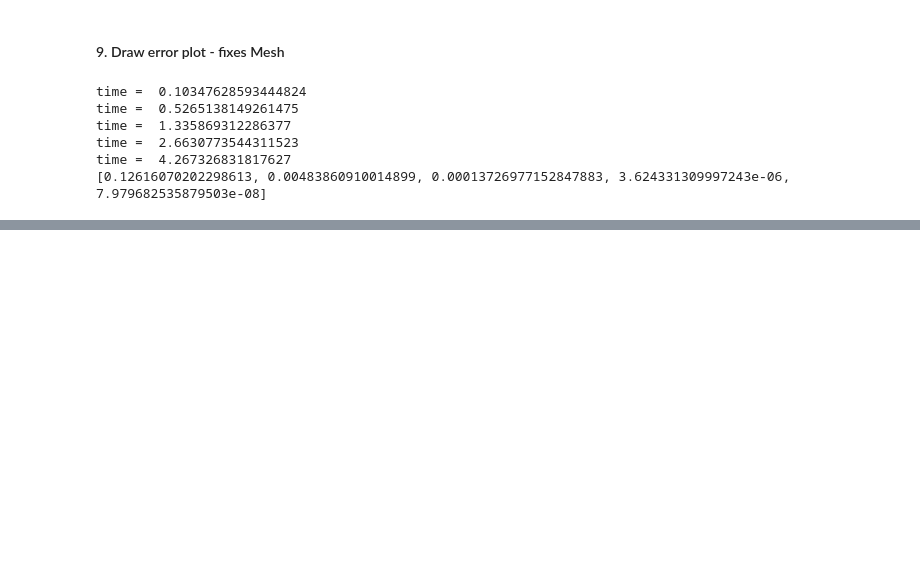
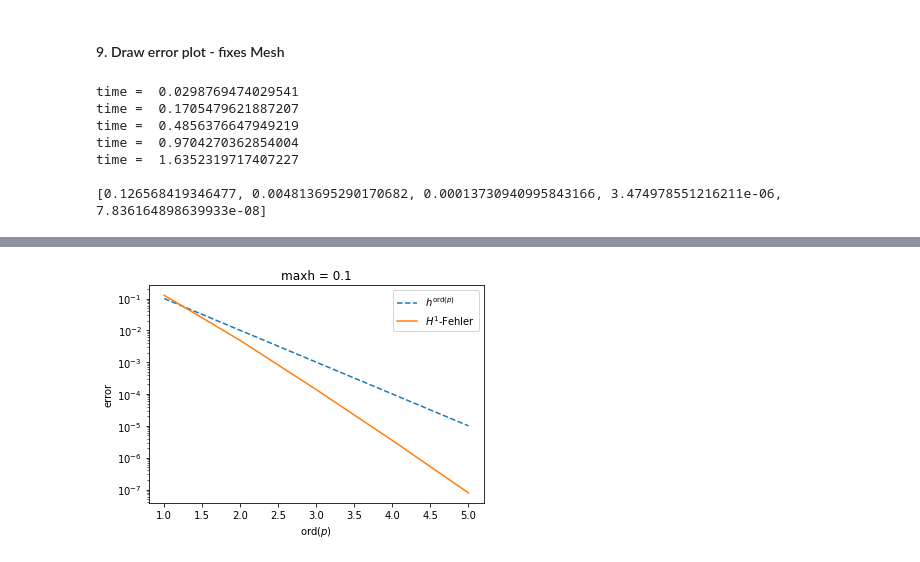
Before and after one commit to MrWhiteRichard/Fundament-Mathematik, a Jupyter notebook: WS_2020-21/NumPDEs_UE/Übung_2/FirstExample_error.ipynb, the cells around one changed output, grey strips where cells are left out. Cells and saved outputs as stored; diff of their text form; code cells hidden in the pictures; blank space fills up the shorter version.

```diff
--- a/WS_2020-21/NumPDEs_UE/Übung_2/FirstExample_error.ipynb
+++ b/WS_2020-21/NumPDEs_UE/Übung_2/FirstExample_error.ipynb
@@ -161,49 +191,80 @@ time =  1.5409348011016846
 # %% [markdown]
 #### 9. Draw error plot - fixes Mesh
 # %%
-%matplotlib notebook
+# %matplotlib notebook
 import matplotlib.pyplot as plt
 import numpy as np
 
 maxh = 0.1
+
 mesh = Mesh(geo.GenerateMesh(maxh=maxh))
-order_array = [x for x in range(1,6)]
+
+order_array = [x for x in range(1, 6)]
+
 error_array = []
-
 for order in order_array:
 
-    fes = H1(mesh, order=order)# fe space
-    sol = GridFunction(fes)  # solution
-    u = fes.TrialFunction()  # symbolic object
-    v = fes.TestFunction()   # symbolic object
+    # fe space
+    fes = H1(mesh, order = order)
+
+    # solution
+    sol = GridFunction(fes)
+
+    # symbolic objects
+    u = fes.TrialFunction()
+    v = fes.TestFunction()
 
     a = BilinearForm(fes, symmetric=True)
-    a += (grad(u)*grad(v) + u*v)*dx
+    a += (grad(u) * grad(v) + u * v) * dx
     a.Assemble()
 
     f = LinearForm(fes)
-    f += rhs*v*dx
+    f += rhs * v * dx
     f.Assemble()
+
     t1 = time()
     sol.vec.data = a.mat.Inverse(freedofs=fes.FreeDofs()) * f.vec
-    print("time = ", time()-t1)
-    error_array.append(sqrt( Integrate((ref_sol-sol)**2 + InnerProduct(ref_sol_grad-Grad(sol),ref_sol_grad-Grad(sol)), mesh, VOL, 2*order) ))
+    print("time =", time()-t1)
 
+    error_array.append(
+        sqrt(
+            Integrate(
+                (ref_sol - sol) ** 2 + InnerProduct(
+                    ref_sol_grad - Grad(sol),
+                    ref_sol_grad - Grad(sol)
+                    ),
+                mesh,
+                VOL,
+                2 * order
+            )
+        )
+    )
+
+print()
 
 print(error_array)
-plt.plot(order_array, [maxh**(x) for x in order_array], linestyle='dashed', label = "h^(ord(p))")
-plt.plot(order_array, error_array, label = "H^1-Fehler")
+print()
+
+reference_array = [maxh**(x) for x in order_array]
+
+plt.plot(order_array, reference_array, label = r"$h^{\mathrm{ord}(p)}$", linestyle = 'dashed',)
+plt.plot(order_array, error_array,     label = "$H^1$-Fehler")
 
 plt.yscale('log')
-plt.xlabel("ord(p)")
+
+plt.xlabel(r'$\mathrm{ord}(p)$')
 plt.ylabel("error")
+
 plt.legend()
-plt.title(f"maxh={maxh}")
+
+plt.title(f"maxh = {maxh}")
+
 plt.show()
 # %% [output]
-time =  0.10347628593444824
-time =  0.5265138149261475
-time =  1.335869312286377
-time =  2.6630773544311523
-time =  4.267326831817627
-[0.12616070202298613, 0.00483860910014899, 0.00013726977152847883, 3.624331309997243e-06, 7.979682535879503e-08]
+time =  0.0298769474029541
+time =  0.1705479621887207
+time =  0.4856376647949219
+time =  0.9704270362854004
+time =  1.6352319717407227
+
+[0.126568419346477, 0.004813695290170682, 0.00013730940995843166, 3.474978551216211e-06, 7.836164898639933e-08]
@@ -211,0 +271 @@ time =  4.267326831817627
+[figure, added]
```
Also changed, not shown: parts of 7 cells of this notebook.
